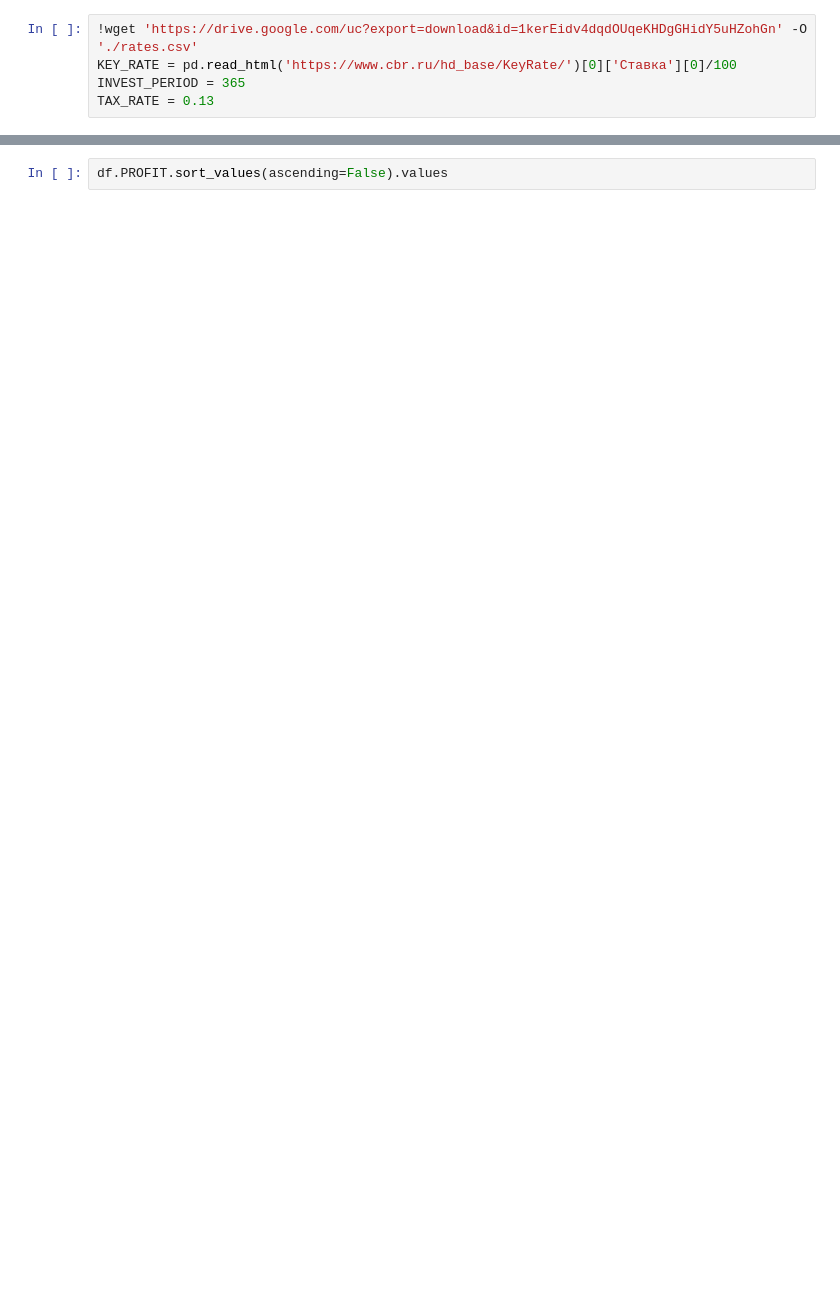
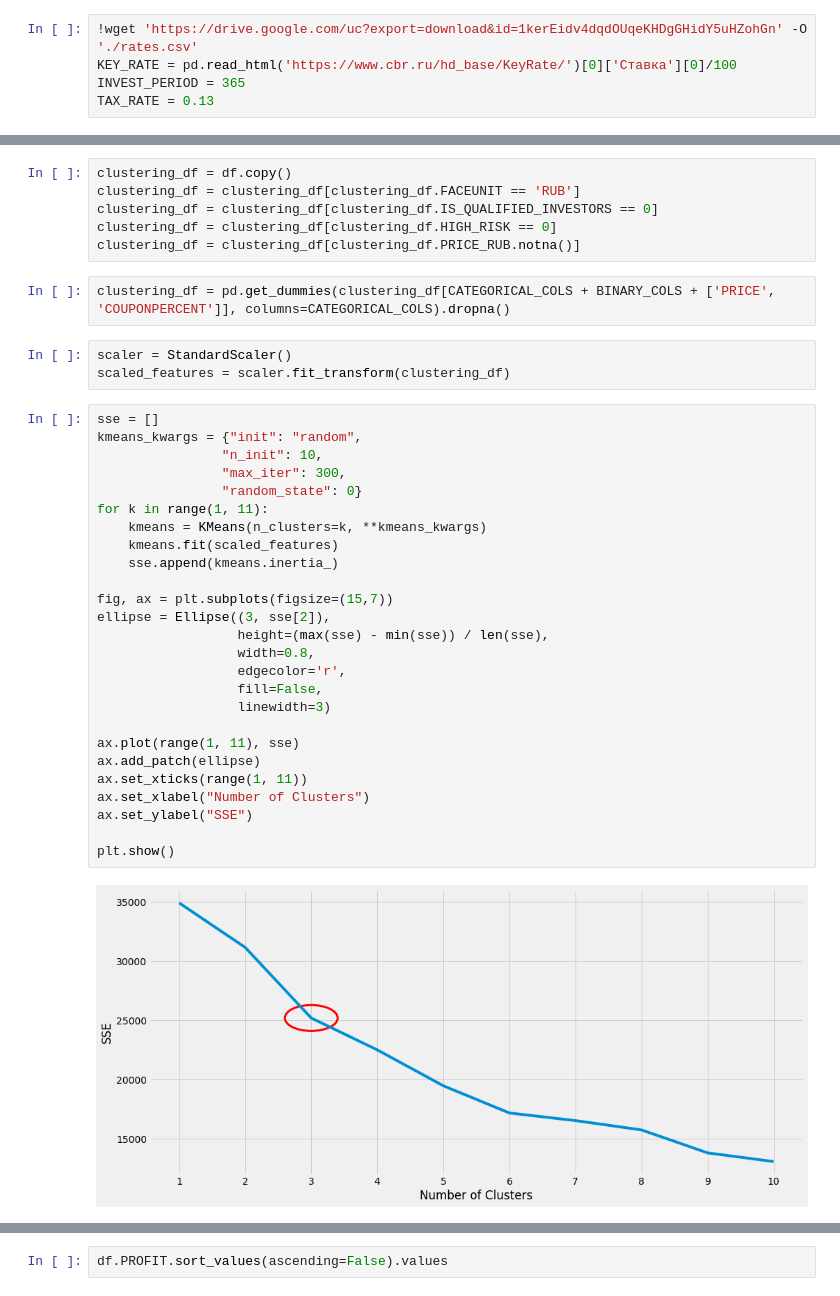
Before and after one commit to buxkirill/reboot_DA, a Jupyter notebook: final_project/final_project.ipynb, the cells around one changed output, grey strips where cells are left out. Drawn from its saved outputs; the diff is of its cells as text; blank space fills up the shorter version.

```diff
--- a/final_project/final_project.ipynb
+++ b/final_project/final_project.ipynb
@@ -234,0 +381,39 @@ dtype: int64
+# %%
+clustering_df = df.copy()
+clustering_df = clustering_df[clustering_df.FACEUNIT == 'RUB']
+clustering_df = clustering_df[clustering_df.IS_QUALIFIED_INVESTORS == 0]
+clustering_df = clustering_df[clustering_df.HIGH_RISK == 0]
+clustering_df = clustering_df[clustering_df.PRICE_RUB.notna()]
+# %%
+clustering_df = pd.get_dummies(clustering_df[CATEGORICAL_COLS + BINARY_COLS + ['PRICE', 'COUPONPERCENT']], columns=CATEGORICAL_COLS).dropna()
+# %%
+scaler = StandardScaler()
+scaled_features = scaler.fit_transform(clustering_df)
+# %%
+sse = []
+kmeans_kwargs = {"init": "random",
+                "n_init": 10,
+                "max_iter": 300,
+                "random_state": 0}
+for k in range(1, 11):
+    kmeans = KMeans(n_clusters=k, **kmeans_kwargs)
+    kmeans.fit(scaled_features)
+    sse.append(kmeans.inertia_)
+
+fig, ax = plt.subplots(figsize=(15,7))
+ellipse = Ellipse((3, sse[2]),
+                  height=(max(sse) - min(sse)) / len(sse),
+                  width=0.8,
+                  edgecolor='r',
+                  fill=False,
+                  linewidth=3)
+
+ax.plot(range(1, 11), sse)
+ax.add_patch(ellipse)
+ax.set_xticks(range(1, 11))
+ax.set_xlabel("Number of Clusters")
+ax.set_ylabel("SSE")
+
+plt.show()
+# %% [output]
+[figure, added]
```
Also changed, not shown: parts of 42 cells of this notebook.
